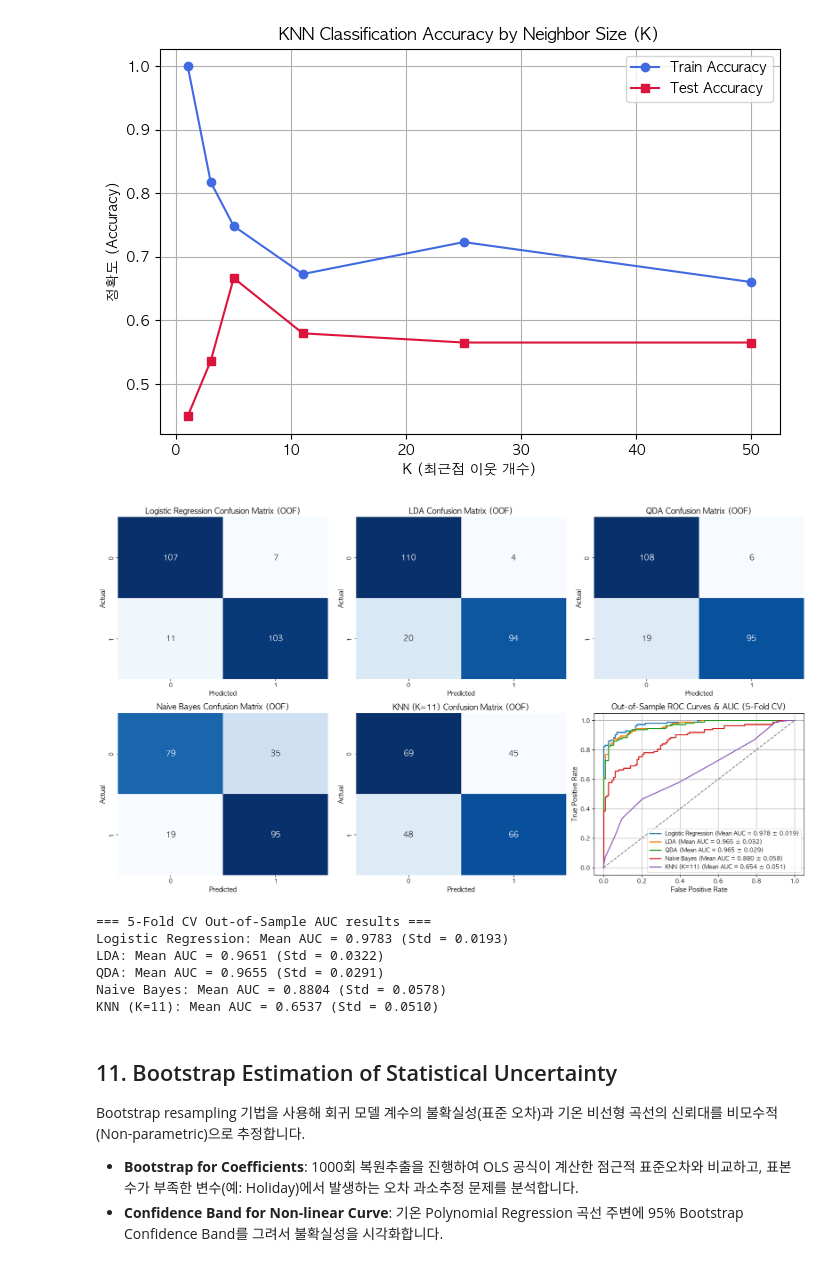
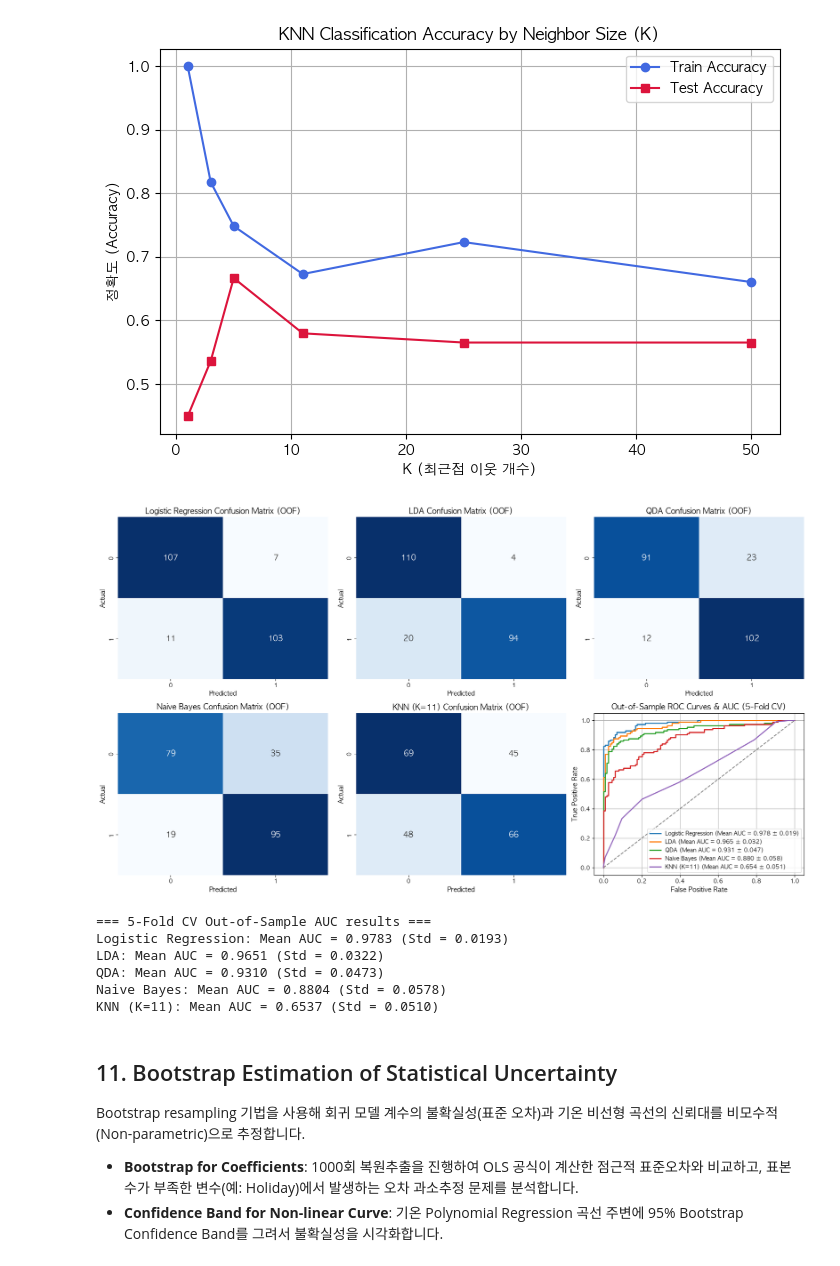
Before and after one commit to todayoneul/ddarungyee, a Jupyter notebook: 22100757_term_project.ipynb, the cells around one changed output. Saved outputs shown, nothing was run; the diff lists cells and outputs as text; code cells hidden in the pictures.

```diff
--- a/22100757_term_project.ipynb
+++ b/22100757_term_project.ipynb
@@ -49,9 +49,12 @@ try:
 
         def assign_station_type(name):
             name = str(name)
-            for kw in office_keywords: return 'Office' if kw in name else None
-            for kw in leisure_keywords: return 'Leisure' if kw in name else None
-            for kw in university_keywords: return 'University' if kw in name else None
+            for kw in office_keywords:
+                if kw in name: return 'Office'
+            for kw in leisure_keywords:
+                if kw in name: return 'Leisure'
+            for kw in university_keywords:
+                if kw in name: return 'University'
             return None
 
         master_df['station_type'] = master_df[station_name_col].apply(assign_station_type)
@@ -854,8 +887,8 @@ X_sklearn = X_logit.drop(columns=['intercept'])
 lda = LDA()
 lda.fit(X_sklearn, y_logit)
 
-# QDA 적합
-qda = QDA()
+# QDA 적합 (reg_param=0.1로 공선성 문제 방지)
+qda = QDA(reg_param=0.1)
 qda.fit(X_sklearn, y_logit)
 
 # 나이브 베이즈 적합
@@ -917,7 +950,7 @@ cv = StratifiedKFold(n_splits=5, shuffle=True, random_state=42)
 models_cv = {
     'Logistic Regression': None, # statsmodels Logit handled manually
     'LDA': LDA(),
-    'QDA': QDA(),
+    'QDA': QDA(reg_param=0.1),
     'Naive Bayes': GaussianNB(),
     'KNN (K=11)': KNeighborsClassifier(n_neighbors=11)
 }
@@ -963,38 +996,38 @@ for i, (name, prob) in enumerate(oof_probs.items()):
     cm = confusion_matrix(y_logit, pred)
     sns.heatmap(cm, annot=True, fmt='d', cmap='Blues', ax=axes[i], cbar=False, annot_kws={'size':14})
     axes[i].set_title(f'{name} Confusion Matrix (OOF)', fontsize=14)
     axes[i].set_xlabel('Predicted', fontsize=12)
     axes[i].set_ylabel('Actual', fontsize=12)
 
 # 6번째 위치에 ROC Curve
 ax_roc = axes[5]
 for name, prob in oof_probs.items():
     fpr, tpr, _ = roc_curve(y_logit, prob)
     global_auc = auc(fpr, tpr)
     mean_auc = np.mean(fold_aucs[name])
     std_auc = np.std(fold_aucs[name])
     ax_roc.plot(fpr, tpr, label=f'{name} (Mean AUC = {mean_auc:.3f} ± {std_auc:.3f})', linewidth=2)
 
 ax_roc.plot([0, 1], [0, 1], color='gray', linestyle='--')
 ax_roc.set_title('Out-of-Sample ROC Curves & AUC (5-Fold CV)', fontsize=14)
 ax_roc.set_xlabel('False Positive Rate', fontsize=12)
 ax_roc.set_ylabel('True Positive Rate', fontsize=12)
 ax_roc.legend(fontsize=10, loc='lower right')
 ax_roc.grid(True)
 
 plt.tight_layout()
 plt.show()
 
 # Print mean and std fold-wise AUC
 print("=== 5-Fold CV Out-of-Sample AUC results ===")
 for name in oof_probs.keys():
     print(f"{name}: Mean AUC = {np.mean(fold_aucs[name]):.4f} (Std = {np.std(fold_aucs[name]):.4f})")
 # %% [output]
-[figure, old version]
+[figure, new version]
 === 5-Fold CV Out-of-Sample AUC results ===
 Logistic Regression: Mean AUC = 0.9783 (Std = 0.0193)
 LDA: Mean AUC = 0.9651 (Std = 0.0322)
-QDA: Mean AUC = 0.9655 (Std = 0.0291)
+QDA: Mean AUC = 0.9310 (Std = 0.0473)
 Naive Bayes: Mean AUC = 0.8804 (Std = 0.0578)
 KNN (K=11): Mean AUC = 0.6537 (Std = 0.0510)
 # %% [markdown]
```
Also changed, not shown: parts of 21 cells of this notebook, 18 other files.
